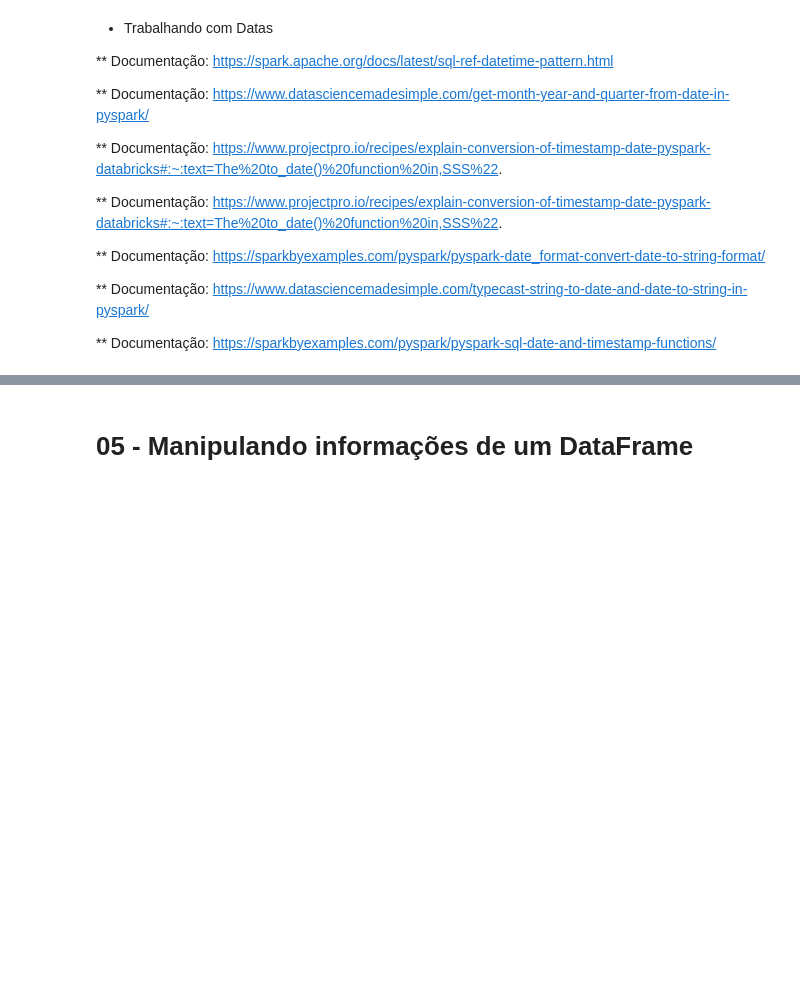
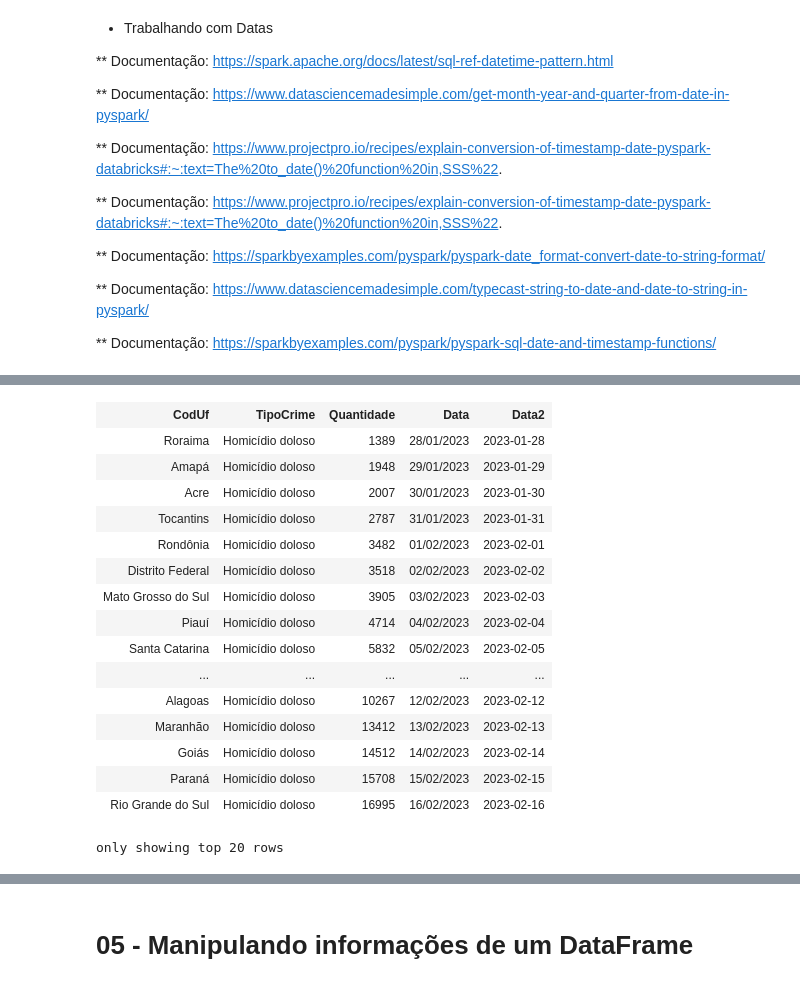
Before and after one commit to dbaassists/Projeto-KB-Spark, a Jupyter notebook: Projeto KB Spark.ipynb, the cells around one changed output, grey strips where cells are left out. Cells and saved outputs as stored; diff of their text form; code cells hidden in the pictures; blank space fills up the shorter version.

```diff
--- a/Projeto KB Spark.ipynb
+++ b/Projeto KB Spark.ipynb
@@ -438,7 +671,7 @@ df_with_schema2.printSchema()
 
 print('------------------------------------------------------------------------------------------')
 
-df_with_schema2 = df_with_schema2.withColumn('Data', to_date(date_format(unix_timestamp(df_with_schema2.Data , "dd/mm/yyyy").cast("timestamp"),"yyyy-mm-dd")))
+df_with_schema2 = df_with_schema2.withColumn('Data2', to_date(date_format(unix_timestamp(df_with_schema2.Data , "dd/mm/yyyy").cast("timestamp"),"yyyy-mm-dd")))
 
 print('------------------------------ ESTRUTURA DEPOIS DA CONVERSÃO ------------------------------')
 
@@ -447,0 +827,20 @@ df_with_schema2.show()
+# %%
+df_with_schema2
+# %% [output]
+| CodUf | TipoCrime | Quantidade | Data | Data2 |
+| Roraima | Homicídio doloso | 1389 | 28/01/2023 | 2023-01-28 |
+| Amapá | Homicídio doloso | 1948 | 29/01/2023 | 2023-01-29 |
+| Acre | Homicídio doloso | 2007 | 30/01/2023 | 2023-01-30 |
+| Tocantins | Homicídio doloso | 2787 | 31/01/2023 | 2023-01-31 |
+| Rondônia | Homicídio doloso | 3482 | 01/02/2023 | 2023-02-01 |
+| Distrito Federal | Homicídio doloso | 3518 | 02/02/2023 | 2023-02-02 |
+| Mato Grosso do Sul | Homicídio doloso | 3905 | 03/02/2023 | 2023-02-03 |
+| Piauí | Homicídio doloso | 4714 | 04/02/2023 | 2023-02-04 |
+| Santa Catarina | Homicídio doloso | 5832 | 05/02/2023 | 2023-02-05 |
+| ... | ... | ... | ... | ... |
+| Alagoas | Homicídio doloso | 10267 | 12/02/2023 | 2023-02-12 |
+| Maranhão | Homicídio doloso | 13412 | 13/02/2023 | 2023-02-13 |
+| Goiás | Homicídio doloso | 14512 | 14/02/2023 | 2023-02-14 |
+| Paraná | Homicídio doloso | 15708 | 15/02/2023 | 2023-02-15 |
+| Rio Grande do Sul | Homicídio doloso | 16995 | 16/02/2023 | 2023-02-16 |
+only showing top 20 rows
```
Also changed, not shown: parts of 102 cells of this notebook.
